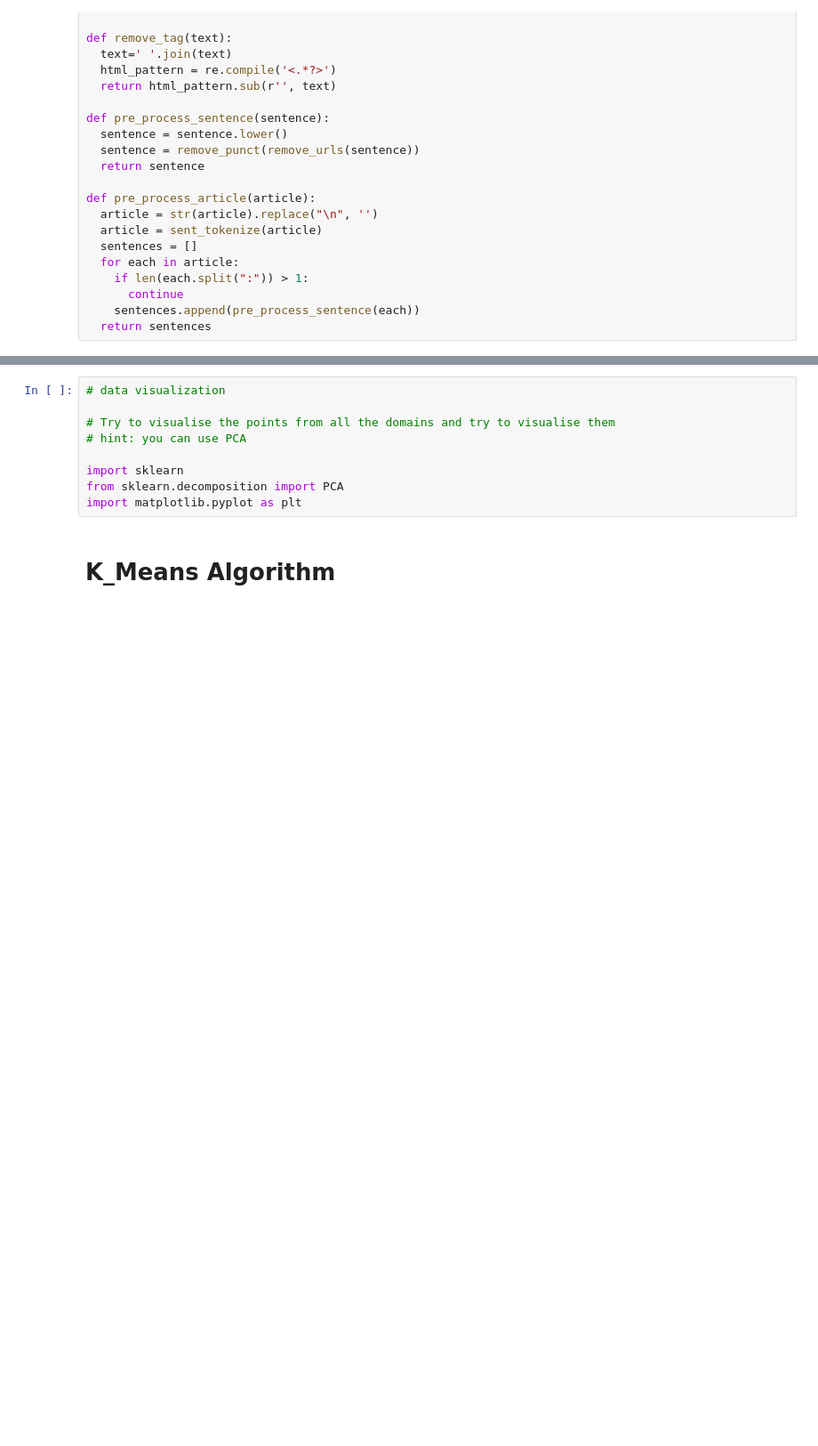
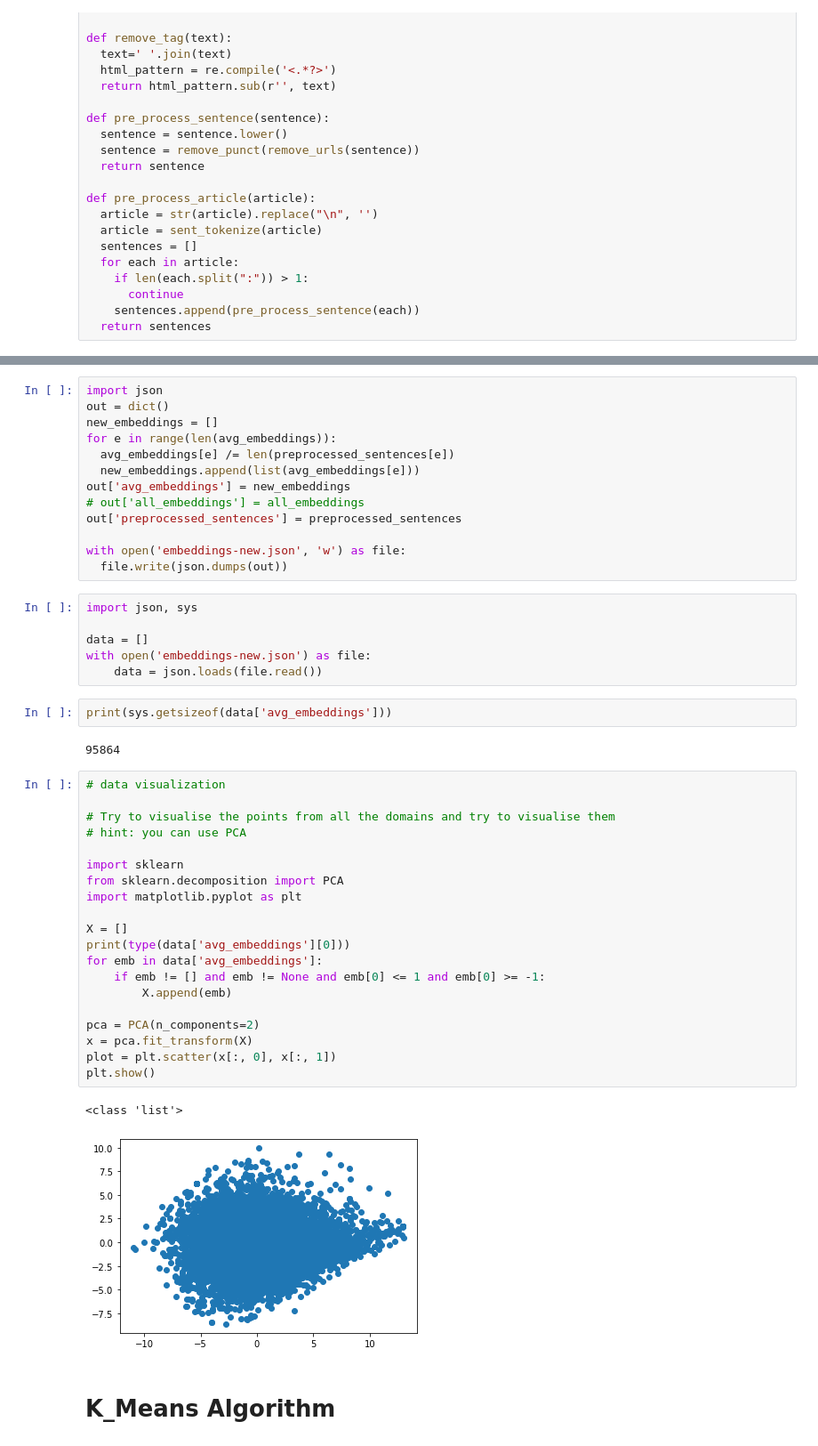
Before and after one commit to spashal/SMAI, a Jupyter notebook: Assignment2/rollnumber_Assignment2_Q1.ipynb, the cells around one changed output, grey strips where cells are left out. Shown at 89% size. Drawn from its saved outputs; the diff is of its cells as text; blank space fills up the shorter version.

```diff
--- a/Assignment2/rollnumber_Assignment2_Q1.ipynb
+++ b/Assignment2/rollnumber_Assignment2_Q1.ipynb
@@ -118,12 +137,49 @@ avg_embeddings, all_embeddings, preprocessed_sentences = get_all_embeddings(news
+# %%
+import json
+out = dict()
+new_embeddings = []
+for e in range(len(avg_embeddings)):
+  avg_embeddings[e] /= len(preprocessed_sentences[e])
+  new_embeddings.append(list(avg_embeddings[e]))
+out['avg_embeddings'] = new_embeddings
+# out['all_embeddings'] = all_embeddings
+out['preprocessed_sentences'] = preprocessed_sentences
+
+with open('embeddings-new.json', 'w') as file:
+  file.write(json.dumps(out))
+# %%
+import json, sys
+
+data = []
+with open('embeddings-new.json') as file:
+    data = json.loads(file.read())
+# %%
+print(sys.getsizeof(data['avg_embeddings']))
+# %% [output]
+95864
 # %%
 # data visualization
 
 # Try to visualise the points from all the domains and try to visualise them
 # hint: you can use PCA
 
 import sklearn
 from sklearn.decomposition import PCA
 import matplotlib.pyplot as plt
+
+X = []
+print(type(data['avg_embeddings'][0]))
+for emb in data['avg_embeddings']:
+    if emb != [] and emb != None and emb[0] <= 1 and emb[0] >= -1:
+        X.append(emb)
+
+pca = PCA(n_components=2)
+x = pca.fit_transform(X)
+plot = plt.scatter(x[:, 0], x[:, 1])
+plt.show()
+# %% [output]
+<class 'list'>
+[figure, added]
 # %% [markdown]
 # K_Means Algorithm
 # %%
```
Also changed, not shown: parts of 10 cells of this notebook.
